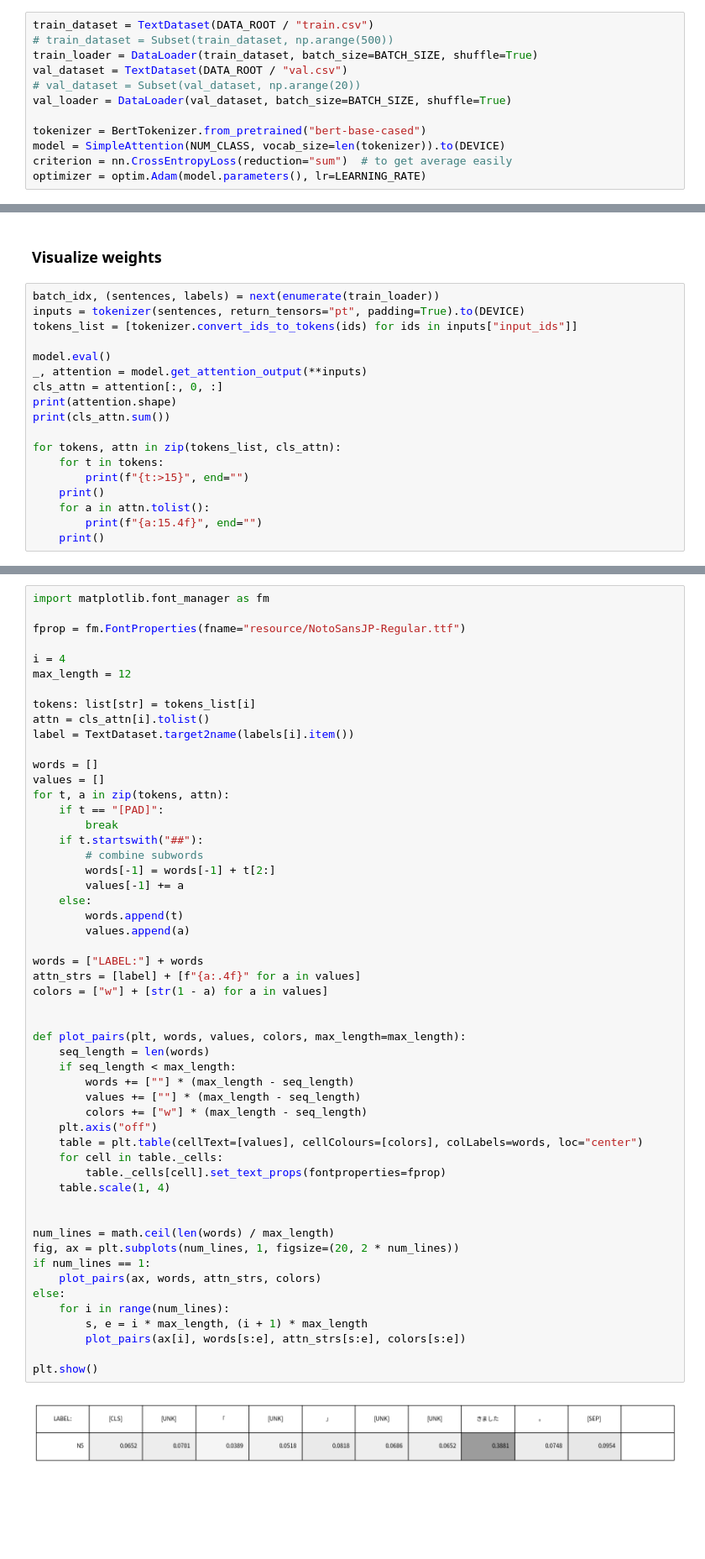
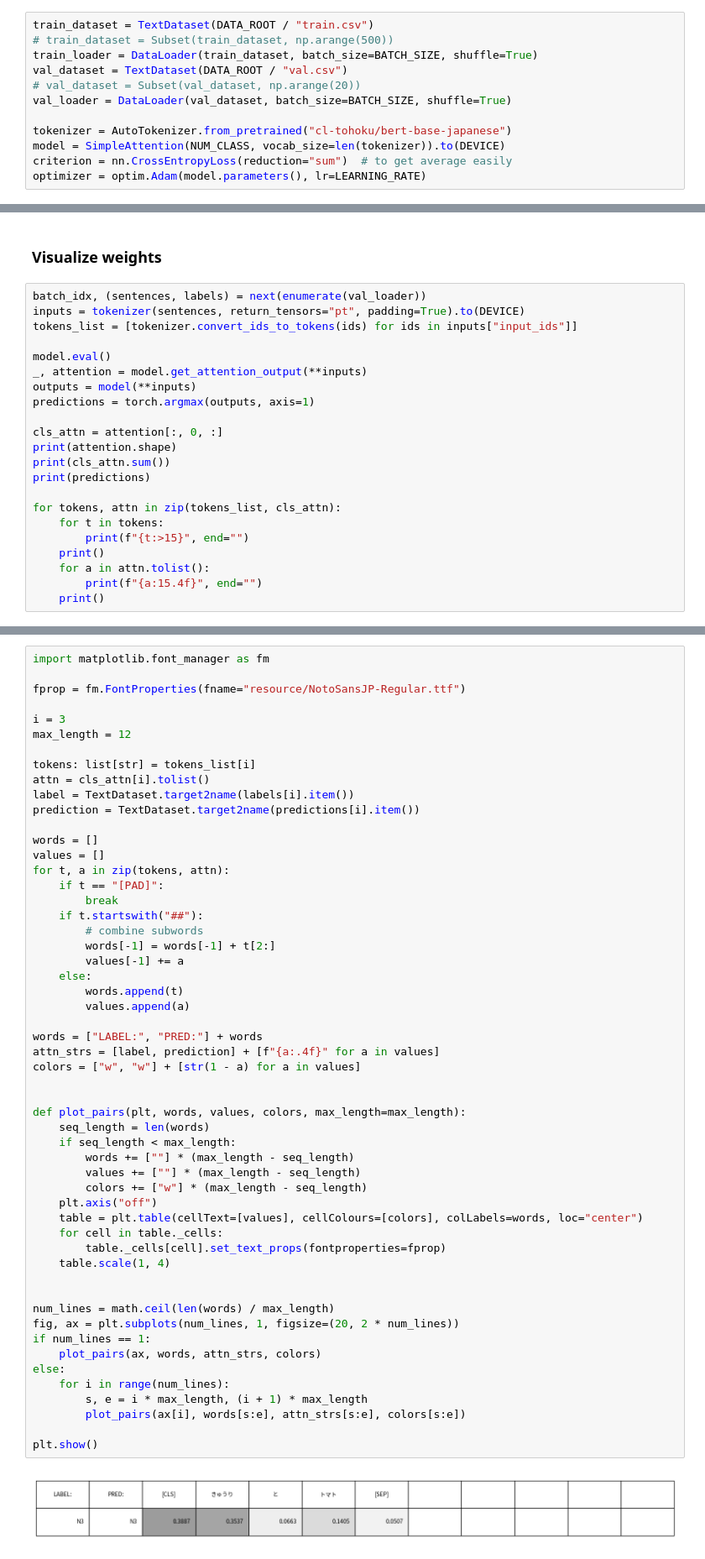
Before and after one commit to KaFaiFai/JLPT-Difficulty-Predictor, a Jupyter notebook: attention_visualization.ipynb, the cells around one changed output, grey strips where cells are left out. Shown at 84% size. Saved outputs shown, nothing was run; the diff lists cells and outputs as text; blank space fills up the shorter version.

```diff
--- a/attention_visualization.ipynb
+++ b/attention_visualization.ipynb
@@ -86,7 +86,7 @@ val_dataset = TextDataset(DATA_ROOT / "val.csv")
 # val_dataset = Subset(val_dataset, np.arange(20))
 val_loader = DataLoader(val_dataset, batch_size=BATCH_SIZE, shuffle=True)
 
-tokenizer = BertTokenizer.from_pretrained("bert-base-cased")
+tokenizer = AutoTokenizer.from_pretrained("cl-tohoku/bert-base-japanese")
 model = SimpleAttention(NUM_CLASS, vocab_size=len(tokenizer)).to(DEVICE)
 criterion = nn.CrossEntropyLoss(reduction="sum")  # to get average easily
 optimizer = optim.Adam(model.parameters(), lr=LEARNING_RATE)
@@ -136,15 +152,19 @@ Epoch [0/20]
 # %% [markdown]
 ### Visualize weights
 # %%
-batch_idx, (sentences, labels) = next(enumerate(train_loader))
+batch_idx, (sentences, labels) = next(enumerate(val_loader))
 inputs = tokenizer(sentences, return_tensors="pt", padding=True).to(DEVICE)
 tokens_list = [tokenizer.convert_ids_to_tokens(ids) for ids in inputs["input_ids"]]
 
 model.eval()
 _, attention = model.get_attention_output(**inputs)
+outputs = model(**inputs)
+predictions = torch.argmax(outputs, axis=1)
+
 cls_attn = attention[:, 0, :]
 print(attention.shape)
 print(cls_attn.sum())
+print(predictions)
 
 for tokens, attn in zip(tokens_list, cls_attn):
     for t in tokens:
@@ -176,12 +196,13 @@ import matplotlib.font_manager as fm
 
 fprop = fm.FontProperties(fname="resource/NotoSansJP-Regular.ttf")
 
-i = 4
+i = 3
 max_length = 12
 
 tokens: list[str] = tokens_list[i]
 attn = cls_attn[i].tolist()
 label = TextDataset.target2name(labels[i].item())
+prediction = TextDataset.target2name(predictions[i].item())
 
 words = []
 values = []
@@ -195,34 +216,34 @@ for t, a in zip(tokens, attn):
     else:
         words.append(t)
         values.append(a)
 
-words = ["LABEL:"] + words
-attn_strs = [label] + [f"{a:.4f}" for a in values]
-colors = ["w"] + [str(1 - a) for a in values]
+words = ["LABEL:", "PRED:"] + words
+attn_strs = [label, prediction] + [f"{a:.4f}" for a in values]
+colors = ["w", "w"] + [str(1 - a) for a in values]
 
 
 def plot_pairs(plt, words, values, colors, max_length=max_length):
     seq_length = len(words)
     if seq_length < max_length:
         words += [""] * (max_length - seq_length)
         values += [""] * (max_length - seq_length)
         colors += ["w"] * (max_length - seq_length)
     plt.axis("off")
     table = plt.table(cellText=[values], cellColours=[colors], colLabels=words, loc="center")
     for cell in table._cells:
         table._cells[cell].set_text_props(fontproperties=fprop)
     table.scale(1, 4)
 
 
 num_lines = math.ceil(len(words) / max_length)
 fig, ax = plt.subplots(num_lines, 1, figsize=(20, 2 * num_lines))
 if num_lines == 1:
     plot_pairs(ax, words, attn_strs, colors)
 else:
     for i in range(num_lines):
         s, e = i * max_length, (i + 1) * max_length
         plot_pairs(ax[i], words[s:e], attn_strs[s:e], colors[s:e])
 
 plt.show()
 # %% [output]
-[figure, old version]
+[figure, new version]
```
Also changed, not shown: parts of 3 cells of this notebook, 1 other file.
